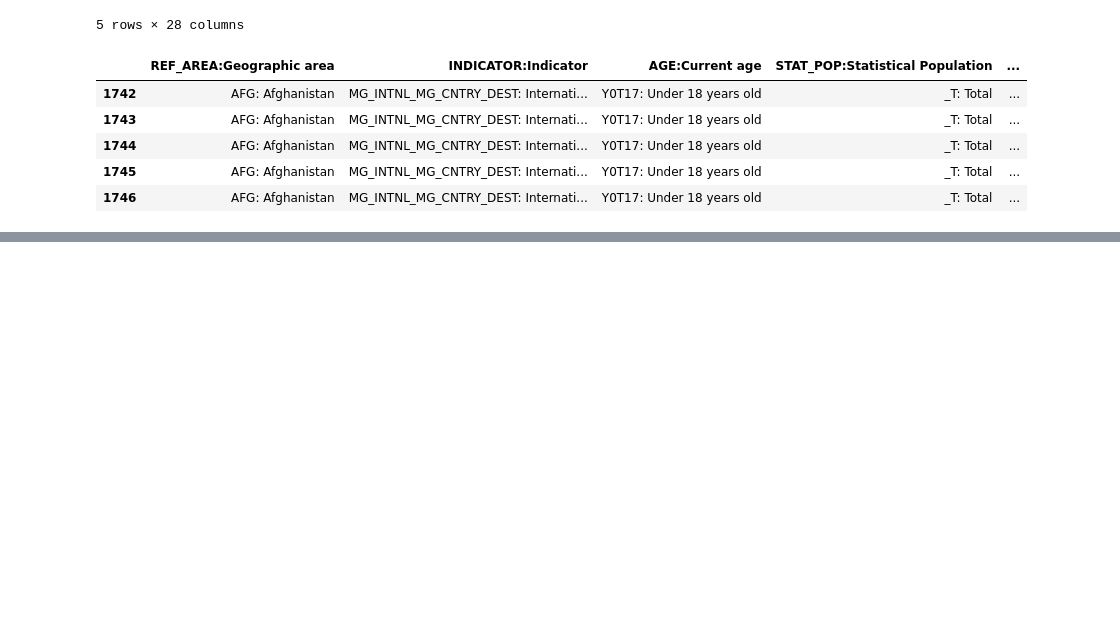
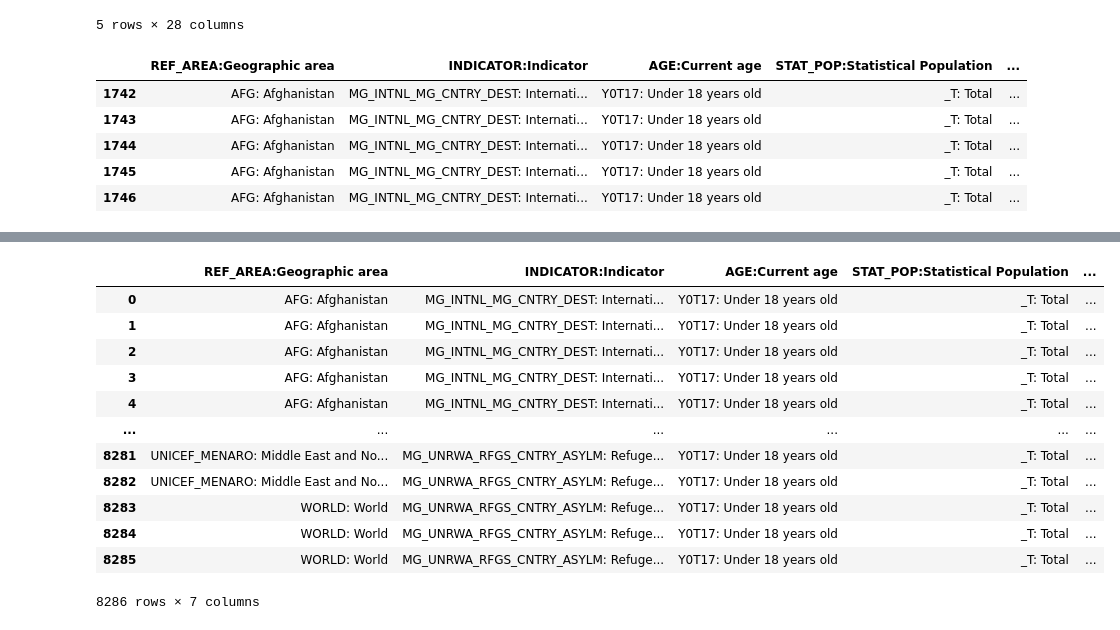
Before and after one commit to monicaclaros/WW_Migration, a Jupyter notebook: WW_Migration.ipynb, the cells around one changed output, grey strips where cells are left out. Saved outputs shown, nothing was run; the diff lists cells and outputs as text; code cells hidden in the pictures; blank space fills up the shorter version.

```diff
--- a/WW_Migration.ipynb
+++ b/WW_Migration.ipynb
@@ -149,0 +137,48 @@ print(df_filtered)
+# %%
+# Seleccionar las columnas de años para el entrenamiento del modelo
+years = df_filtered.columns[5:]  # Se asume que las columnas de años comienzan desde la posición 5
+
+# Crear una lista vacía para almacenar los resultados predichos
+predicciones_2022 = []
+
+# Iterar sobre las filas del DataFrame filtrado y entrenar un modelo de regresión lineal para cada fila
+for _, row in df_filtered.iterrows():
+    # Obtener los valores observados y eliminar los valores faltantes
+    observados = row[years].dropna().values.reshape(-1, 1)
+
+    # Verificar si hay suficientes valores observados
+    if len(observados) > 1:
+        # Crear el modelo de regresión lineal
+        modelo = LinearRegression()
+
+        # Entrenar el modelo
+        modelo.fit(observados[:-1], observados[1:])
+
+        # Predecir el valor para el año 2022
+        prediccion_2022 = modelo.predict([[observados[-1]]])[0]
+
+        # Agregar la predicción a la lista
+        predicciones_2022.append(prediccion_2022)
+    else:
+        # Agregar un valor nulo a la lista si no hay suficientes valores observados
+        predicciones_2022.append(None)
+
+# Agregar las predicciones al DataFrame filtrado
+df_filtered['Prediccion_2022'] = predicciones_2022
+
+# Mostrar los resultados
+df_filtered
+# %% [output]
+|  | REF_AREA:Geographic area | INDICATOR:Indicator | AGE:Current age | STAT_POP:Statistical Population | ... |
+| 0 | AFG: Afghanistan | MG_INTNL_MG_CNTRY_DEST: Internati... | Y0T17: Under 18 years old | _T: Total | ... |
+| 1 | AFG: Afghanistan | MG_INTNL_MG_CNTRY_DEST: Internati... | Y0T17: Under 18 years old | _T: Total | ... |
+| 2 | AFG: Afghanistan | MG_INTNL_MG_CNTRY_DEST: Internati... | Y0T17: Under 18 years old | _T: Total | ... |
+| 3 | AFG: Afghanistan | MG_INTNL_MG_CNTRY_DEST: Internati... | Y0T17: Under 18 years old | _T: Total | ... |
+| 4 | AFG: Afghanistan | MG_INTNL_MG_CNTRY_DEST: Internati... | Y0T17: Under 18 years old | _T: Total | ... |
+| ... | ... | ... | ... | ... | ... |
+| 8281 | UNICEF_MENARO: Middle East and No... | MG_UNRWA_RFGS_CNTRY_ASYLM: Refuge... | Y0T17: Under 18 years old | _T: Total | ... |
+| 8282 | UNICEF_MENARO: Middle East and No... | MG_UNRWA_RFGS_CNTRY_ASYLM: Refuge... | Y0T17: Under 18 years old | _T: Total | ... |
+| 8283 | WORLD: World | MG_UNRWA_RFGS_CNTRY_ASYLM: Refuge... | Y0T17: Under 18 years old | _T: Total | ... |
+| 8284 | WORLD: World | MG_UNRWA_RFGS_CNTRY_ASYLM: Refuge... | Y0T17: Under 18 years old | _T: Total | ... |
+| 8285 | WORLD: World | MG_UNRWA_RFGS_CNTRY_ASYLM: Refuge... | Y0T17: Under 18 years old | _T: Total | ... |
+8286 rows × 7 columns
```
Also changed, not shown: parts of 6 cells of this notebook, 2 other files.
